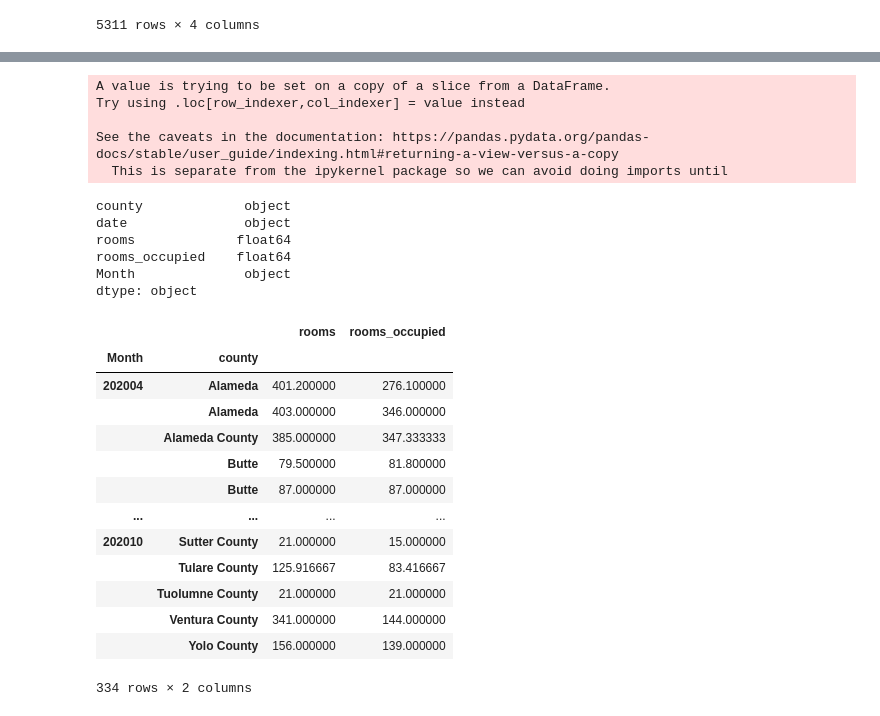
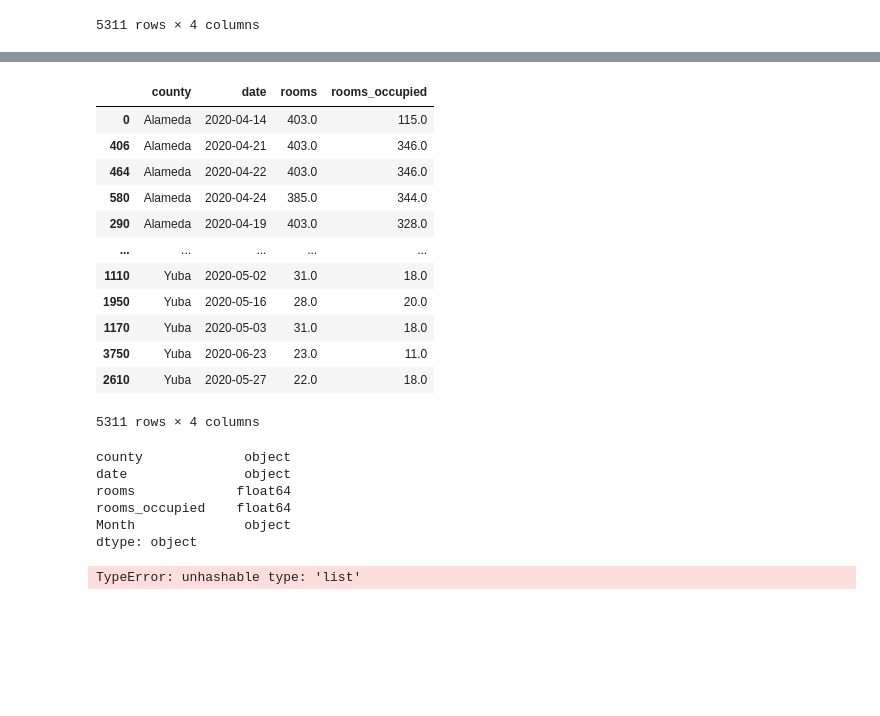
Before and after one commit to alexcorona-25/UCI-Project-1-Group-10, a Jupyter notebook: Homelessness.ipynb, the cells around one changed output, grey strips where cells are left out. Drawn from its saved outputs; the diff is of its cells as text; code cells hidden in the pictures; blank space fills up the shorter version.

```diff
--- a/Homelessness.ipynb
+++ b/Homelessness.ipynb
@@ -192,38 +200,35 @@ county_list_homeless
+# %%
+homeless_rooms
+# %% [output]
+|  | county | date | rooms | rooms_occupied |
+| 0 | Alameda | 2020-04-14 | 403.0 | 115.0 |
+| 406 | Alameda | 2020-04-21 | 403.0 | 346.0 |
+| 464 | Alameda | 2020-04-22 | 403.0 | 346.0 |
+| 580 | Alameda | 2020-04-24 | 385.0 | 344.0 |
+| 290 | Alameda | 2020-04-19 | 403.0 | 328.0 |
+| ... | ... | ... | ... | ... |
+| 1110 | Yuba | 2020-05-02 | 31.0 | 18.0 |
+| 1950 | Yuba | 2020-05-16 | 28.0 | 20.0 |
+| 1170 | Yuba | 2020-05-03 | 31.0 | 18.0 |
+| 3750 | Yuba | 2020-06-23 | 23.0 | 11.0 |
+| 2610 | Yuba | 2020-05-27 | 22.0 | 18.0 |
+5311 rows × 4 columns
 # %%
-# #Add Month colomn to organize data
-# homeless_rooms["Month"] = [''.join(x.split('-')[0:2]) for x in homeless_rooms.date]
-# homeless_trailers["Month"] = [''.join(x.split('-')[0:2]) for x in homeless_trailers.date]
-# homeless_rooms.dtypes
+#Add Month colomn to organize data
+homeless_rooms["Month"] = [''.join(x.split('-')[0:2]) for x in homeless_rooms.date]
+homeless_rooms.dtypes
 # %% [output]
-A value is trying to be set on a copy of a slice from a DataFrame.
-Try using .loc[row_indexer,col_indexer] = value instead
-
-See the caveats in the documentation: https://pandas.pydata.org/pandas-docs/stable/user_guide/indexing.html#returning-a-view-versus-a-copy
-  This is separate from the ipykernel package so we can avoid doing imports until
+county             object
+date               object
+rooms             float64
+rooms_occupied    float64
+Month              object
+dtype: object
-county             object
-date               object
-rooms             float64
-rooms_occupied    float64
-Month              object
-dtype: object
 # %%
-# #group data by Month
-# #homeless_rooms=homeless_rooms.set_index("Month")
-# homeless_rooms_month = homeless_rooms.groupby(['Month','county']).mean()
-# #homeless_rooms_month = homeless_rooms.groupby(['Month'],['county'],as_index=False)['rooms'].mean()
-# homeless_rooms_month
+#group data by Month
+#homeless_rooms=homeless_rooms.set_index("Month")
+homeless_rooms_month = homeless_rooms.groupby(['Month'],['county'],as_index=False)['rooms'].mean()
+#homeless_rooms_month = homeless_rooms.groupby(['Month'],['county']).size().mean()
+homeless_rooms_month
 # %% [output]
-|  |  | rooms | rooms_occupied |
-| Month | county |  |  |
-| 202004 | Alameda | 401.200000 | 276.100000 |
-|  | Alameda | 403.000000 | 346.000000 |
-|  | Alameda County | 385.000000 | 347.333333 |
-|  | Butte | 79.500000 | 81.800000 |
-|  | Butte | 87.000000 | 87.000000 |
-| ... | ... | ... | ... |
-| 202010 | Sutter County | 21.000000 | 15.000000 |
-|  | Tulare County | 125.916667 | 83.416667 |
-|  | Tuolumne County | 21.000000 | 21.000000 |
-|  | Ventura County | 341.000000 | 144.000000 |
-|  | Yolo County | 156.000000 | 139.000000 |
-334 rows × 2 columns
+TypeError: unhashable type: 'list'
```
Also changed, not shown: parts of 2 cells of this notebook.
